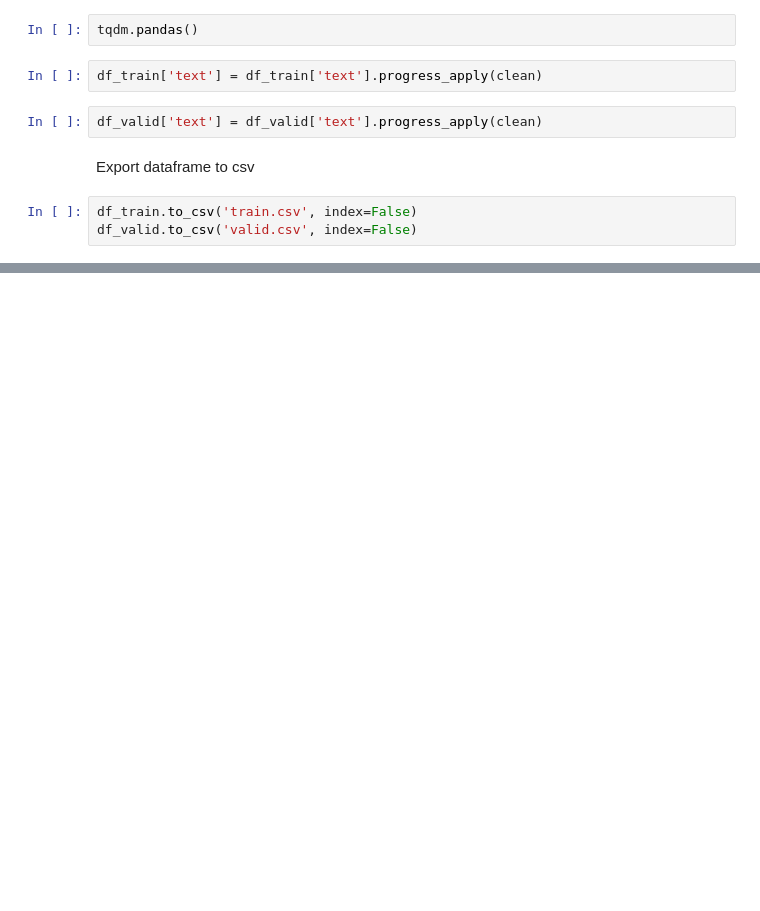
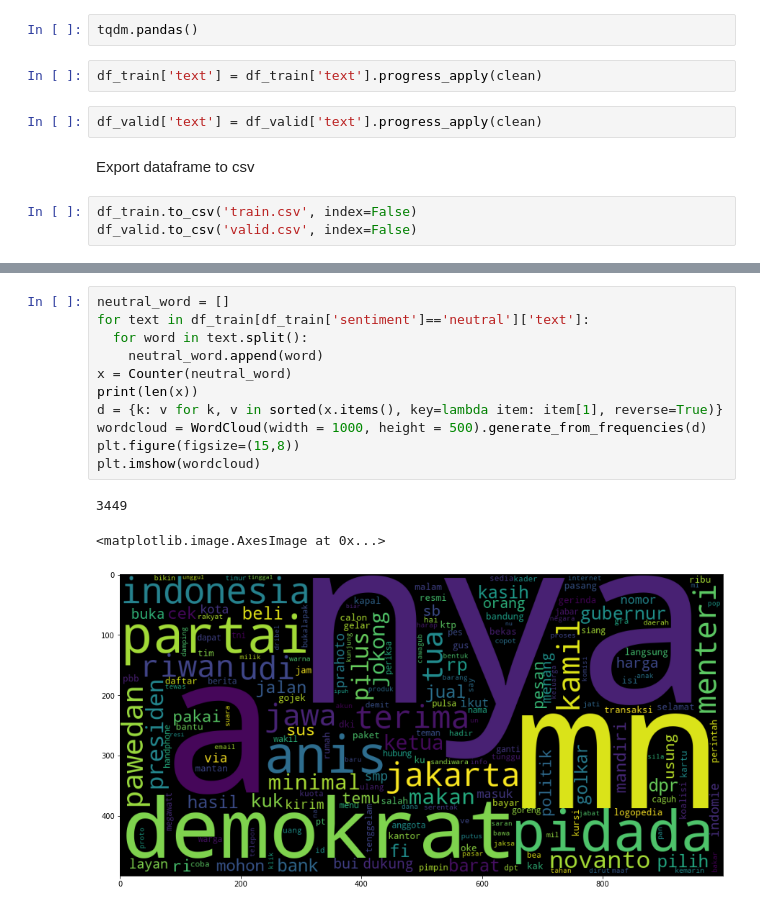
Before and after one commit to Hidayathamir/Preprocess-Indonlu-smsa_doc-sentiment-prosa-Dataset-for-machine-learning, a Jupyter notebook: Preprocess_Indonlu_smsa_doc_sentiment_prosa_Dataset_for_Machine_Learning.ipynb, the cells around one changed output, grey strips where cells are left out. Drawn from its saved outputs; the diff is of its cells as text; blank space fills up the shorter version.

```diff
--- a/Preprocess_Indonlu_smsa_doc_sentiment_prosa_Dataset_for_Machine_Learning.ipynb
+++ b/Preprocess_Indonlu_smsa_doc_sentiment_prosa_Dataset_for_Machine_Learning.ipynb
@@ -205,0 +253,15 @@ df_valid.to_csv('valid.csv', index=False)
+# %%
+neutral_word = []
+for text in df_train[df_train['sentiment']=='neutral']['text']:
+  for word in text.split():
+    neutral_word.append(word)
+x = Counter(neutral_word)
+print(len(x))
+d = {k: v for k, v in sorted(x.items(), key=lambda item: item[1], reverse=True)}
+wordcloud = WordCloud(width = 1000, height = 500).generate_from_frequencies(d)
+plt.figure(figsize=(15,8))
+plt.imshow(wordcloud)
+# %% [output]
+3449
+<matplotlib.image.AxesImage at 0x...>
+[figure, added]
```
Also changed, not shown: parts of 18 cells of this notebook.
